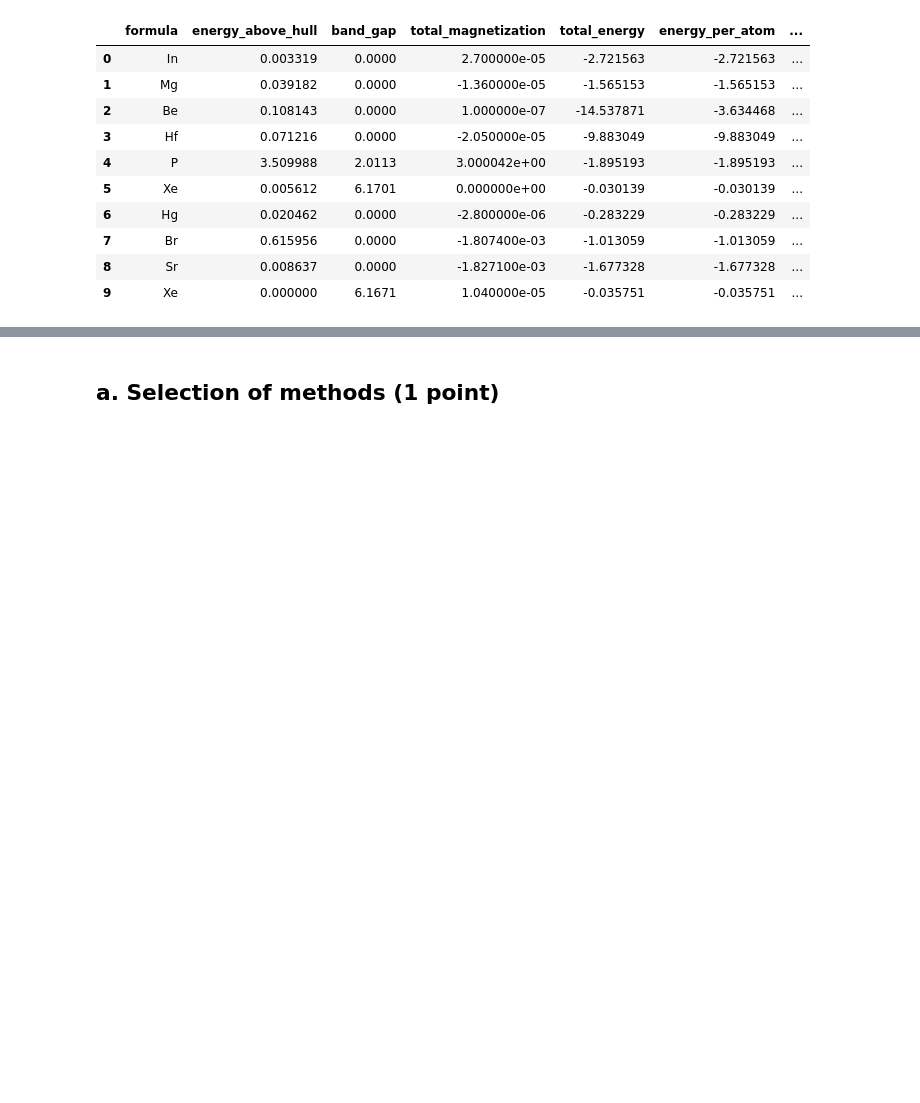
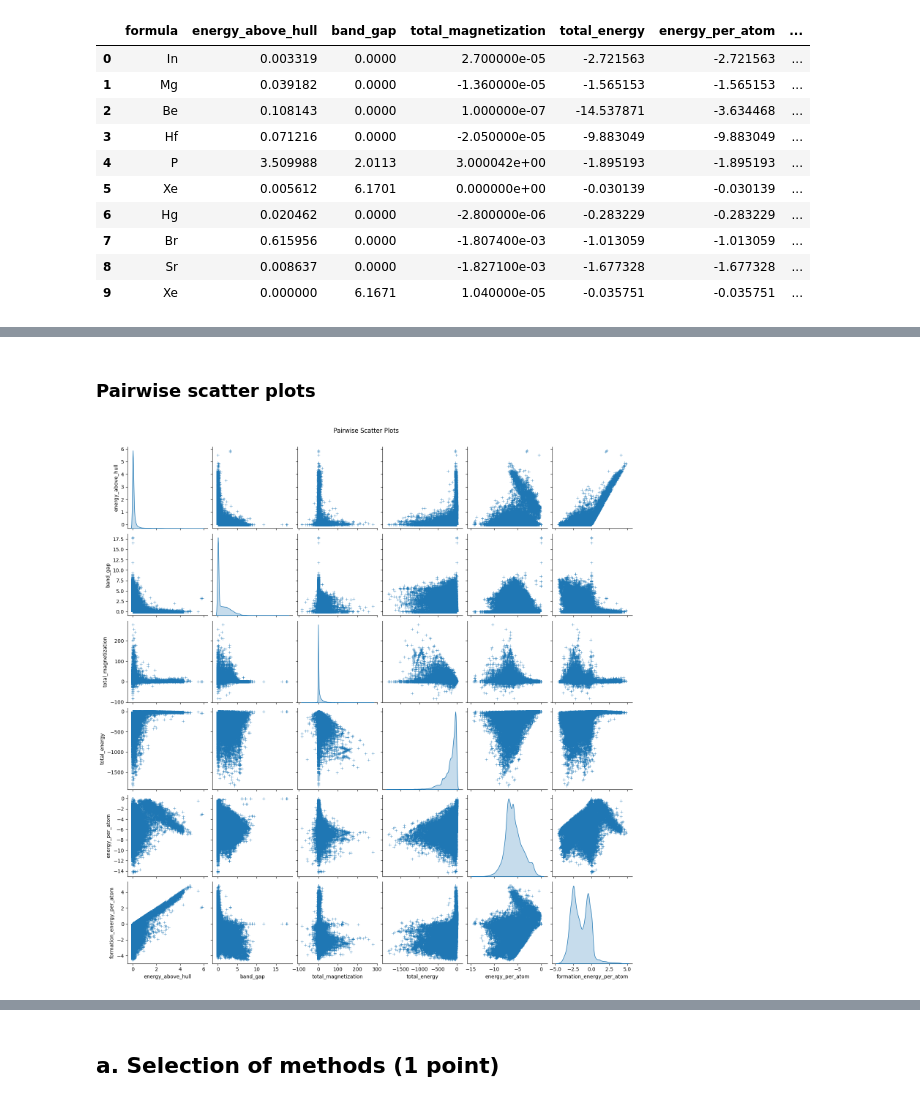
Before and after one commit to SpringNuance/Multivariate-Statistical-Analysis, a Jupyter notebook: Projects/Project code_Nguyen Xuan Binh_887799.ipynb, the cells around one changed output, grey strips where cells are left out. Saved outputs shown, nothing was run; the diff lists cells and outputs as text; code cells hidden in the pictures; blank space fills up the shorter version.

```diff
--- a/Projects/Project code_Nguyen Xuan Binh_887799.ipynb
+++ b/Projects/Project code_Nguyen Xuan Binh_887799.ipynb
@@ -117,0 +126,29 @@ mp_nostruct.head(10)
+# %%
+# Creating full dataset with the label
+mp_nostruct_label = mp_nostruct.copy()
+
+# 0 if elastic_anisotropy is NaN and 1 otherwise
+
+mp_nostruct_label['has_elastic_props'] = mp_nostruct_label[['elastic_anisotropy', 'K_VRH', 'G_VRH']].notna().all(axis=1).astype(int)
+
+# divide the dataset into two datasets: one with elastic properties and one without elastic properties
+
+# This dataset contains materials that do not have the elastic properties
+mp_nostruct_without_elastic = mp_nostruct_label[mp_nostruct_label['has_elastic_props'] == 0].drop(columns=['elastic_anisotropy', 'K_VRH', 'G_VRH', 'has_elastic_props'])
+
+# This dataset contains materials that have the elastic properties
+mp_nostruct_with_elastic = mp_nostruct_label[mp_nostruct_label['has_elastic_props'] == 1].drop(columns=['has_elastic_props'])
+
+# This dataset includes all materials but excludes the columns for elastic properties,
+# focusing only on the primary material properties and the label indicating the presence or absence of elastic data.
+
+mp_nostruct_all_no_elastic = mp_nostruct_label.drop(columns=['elastic_anisotropy', 'K_VRH', 'G_VRH'])
+
+nonelastic_features = ['energy_above_hull',
+                        'band_gap',
+                        'total_magnetization',
+                        'total_energy',
+                        'energy_per_atom',
+                        'formation_energy_per_atom']
+
+mp_nostruct_with_elastic.head(10)
@@ -216,0 +302,10 @@ For bivariate analysis visualizations (e.g. scatter plots) or pairwise Pearson o
+# %% [markdown]
+### Pairwise scatter plots
+# %%
+# Create a pair plot with regression lines to see the correlations
+
+sns.pairplot(mp_nostruct_all_no_elastic[nonelastic_features], kind='scatter', diag_kind='kde', markers='+')
+plt.suptitle('Pairwise Scatter Plots', y=1.02)  # Adjust the title's y-position for better spacing
+plt.show()
+# %% [output]
+[figure, added]
```
Also changed, not shown: parts of 38 cells of this notebook, 12 other files.
